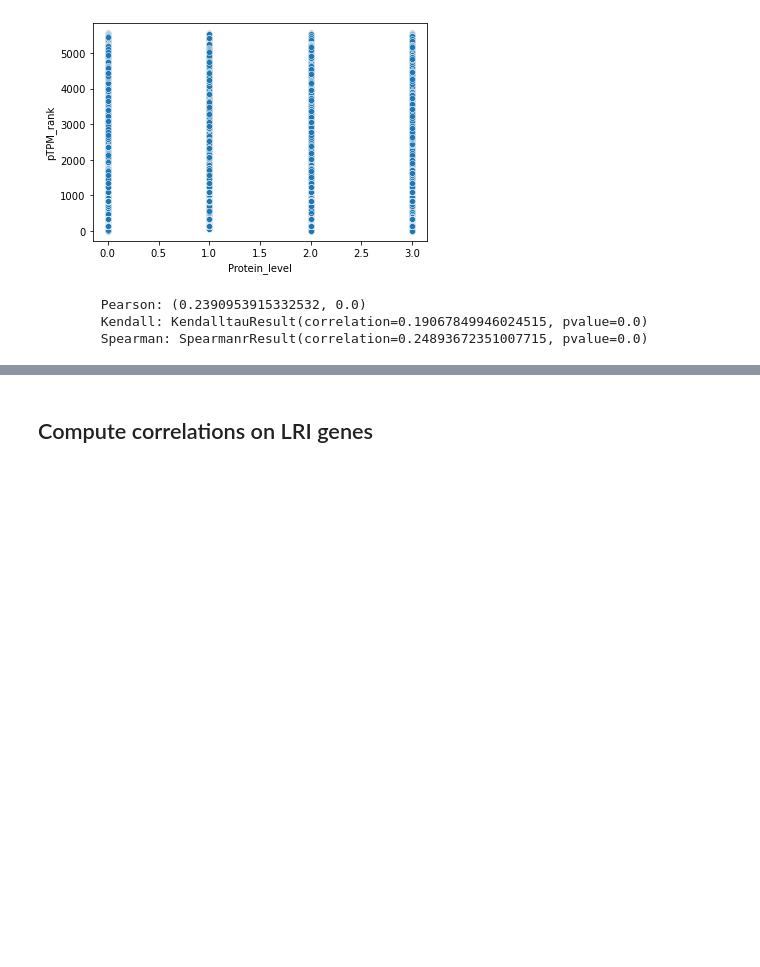
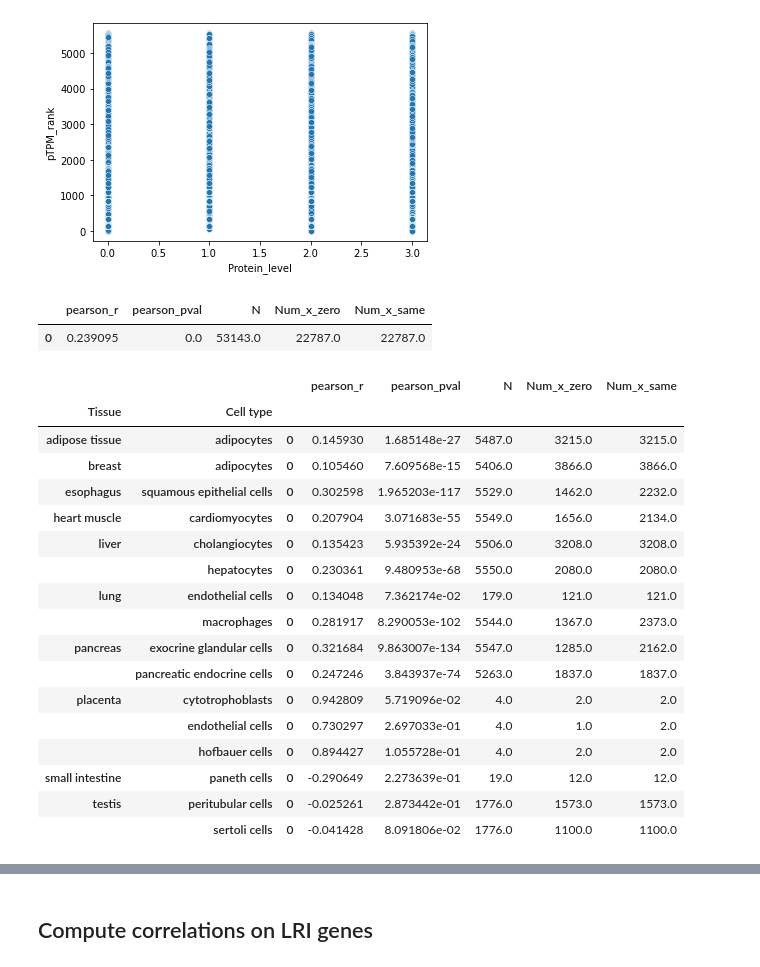
Before and after one commit to ursueugen/human-protein-atlas-analysis, a Jupyter notebook: 01_Transcripts_and_Proteins.ipynb, the cells around one changed output, grey strips where cells are left out. Saved outputs shown, nothing was run; the diff lists cells and outputs as text; code cells hidden in the pictures; blank space fills up the shorter version.

```diff
--- a/01_Transcripts_and_Proteins.ipynb
+++ b/01_Transcripts_and_Proteins.ipynb
@@ -151,22 +151,62 @@ sns.scatterplot(data=df, x='Protein_level', y='pTPM_rank')
 <AxesSubplot:xlabel='Protein_level', ylabel='pTPM_rank'>
 [figure]
 # %%
-def compute_correlations(x, y) -> tuple:
+def compute_correlations(x, y, verbose = False) -> tuple:
 
     pearson_r = stats.pearsonr(x, y)
     kendall_tau = stats.kendalltau(x, y)
     spearman_r = stats.spearmanr(x, y)
 
-    print(f"""
-        Pearson: {pearson_r}
-        Kendall: {kendall_tau}
-        Spearman: {spearman_r}
-    """)
+    if verbose:
+        print(f"""
+            Pearson: {pearson_r}
+            Kendall: {kendall_tau}
+            Spearman: {spearman_r}
+        """)
 
-    return (pearson_r, kendall_tau, spearman_r)
+    df = pd.DataFrame.from_dict(
+        {
+            "pearson_r": pearson_r[0],
+            "pearson_pval": pearson_r[1],
+            # "spearman_r": spearman_r[0],
+            # "spearman_pval": spearman_r[1],
+            # "kendall_tau": kendall_tau[0],
+            # "kendall_pval": kendall_tau[1],
+            "N": x.shape[0],
+            "Num_x_zero": int(sum(x == 0.)),
+            "Num_x_same": int(sum(x == x.value_counts().index[0]))
+        },
+        orient='index'
+    )
 
-compute_correlations(df['Protein_level'], df['pTPM_rank']);
+    return df.transpose()  # (pearson_r, kendall_tau, spearman_r)
+
+compute_correlations(df['Protein_level'], df['pTPM_rank'])
 # %% [output]
-        Pearson: (0.2390953915332532, 0.0)
-        Kendall: KendalltauResult(correlation=0.19067849946024515, pvalue=0.0)
-        Spearman: SpearmanrResult(correlation=0.24893672351007715, pvalue=0.0)
+|  | pearson_r | pearson_pval | N | Num_x_zero | Num_x_same |
+| 0 | 0.239095 | 0.0 | 53143.0 | 22787.0 | 22787.0 |
+# %%
+def compute_grouped_correlations(df: pd.DataFrame, col1: str, col2: str, grouping: list) -> pd.DataFrame:
+    df_ = df.copy()
+    return df_.groupby(grouping).apply(lambda df_in: compute_correlations(df_in[col1], df_in[col2]))
+
+compute_grouped_correlations(df, grouping = ['Tissue', 'Cell type'], col1 = 'Protein_level', col2 = 'pTPM_rank')
+# %% [output]
+|  |  |  | pearson_r | pearson_pval | N | Num_x_zero | Num_x_same |
+| Tissue | Cell type |  |  |  |  |  |  |
+| adipose tissue | adipocytes | 0 | 0.145930 | 1.685148e-27 | 5487.0 | 3215.0 | 3215.0 |
+| breast | adipocytes | 0 | 0.105460 | 7.609568e-15 | 5406.0 | 3866.0 | 3866.0 |
+| esophagus | squamous epithelial cells | 0 | 0.302598 | 1.965203e-117 | 5529.0 | 1462.0 | 2232.0 |
+| heart muscle | cardiomyocytes | 0 | 0.207904 | 3.071683e-55 | 5549.0 | 1656.0 | 2134.0 |
+| liver | cholangiocytes | 0 | 0.135423 | 5.935392e-24 | 5506.0 | 3208.0 | 3208.0 |
+|  | hepatocytes | 0 | 0.230361 | 9.480953e-68 | 5550.0 | 2080.0 | 2080.0 |
+| lung | endothelial cells | 0 | 0.134048 | 7.362174e-02 | 179.0 | 121.0 | 121.0 |
+|  | macrophages | 0 | 0.281917 | 8.290053e-102 | 5544.0 | 1367.0 | 2373.0 |
+| pancreas | exocrine glandular cells | 0 | 0.321684 | 9.863007e-134 | 5547.0 | 1285.0 | 2162.0 |
+|  | pancreatic endocrine cells | 0 | 0.247246 | 3.843937e-74 | 5263.0 | 1837.0 | 1837.0 |
+| placenta | cytotrophoblasts | 0 | 0.942809 | 5.719096e-02 | 4.0 | 2.0 | 2.0 |
+|  | endothelial cells | 0 | 0.730297 | 2.697033e-01 | 4.0 | 1.0 | 2.0 |
+|  | hofbauer cells | 0 | 0.894427 | 1.055728e-01 | 4.0 | 2.0 | 2.0 |
+| small intestine | paneth cells | 0 | -0.290649 | 2.273639e-01 | 19.0 | 12.0 | 12.0 |
+| testis | peritubular cells | 0 | -0.025261 | 2.873442e-01 | 1776.0 | 1573.0 | 1573.0 |
+|  | sertoli cells | 0 | -0.041428 | 8.091806e-02 | 1776.0 | 1100.0 | 1100.0 |
```
Also changed, not shown: parts of 11 cells of this notebook.
